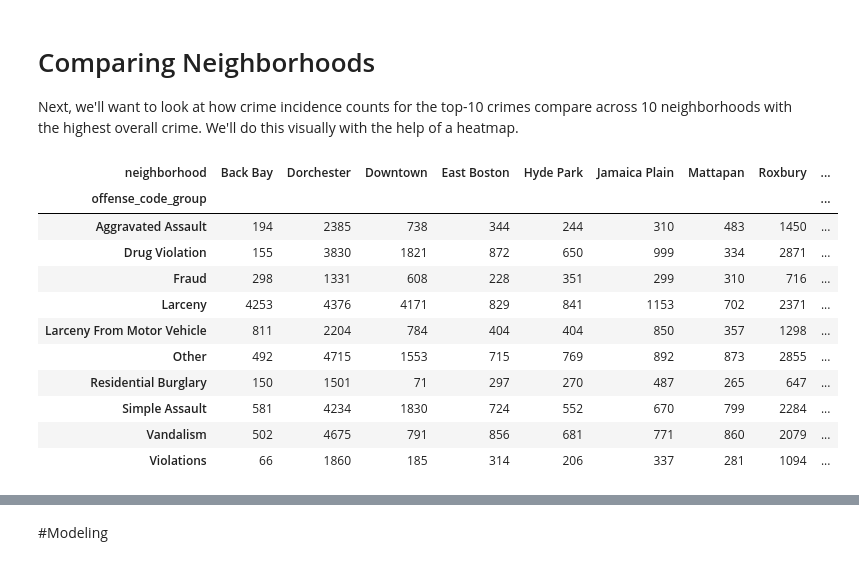
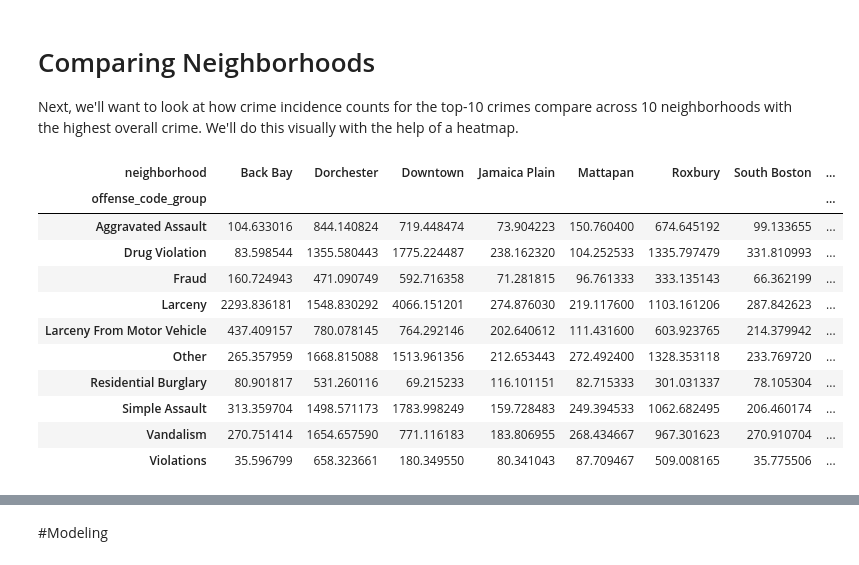
Before and after one commit to soltaniehha/Business-Analytics, a Jupyter notebook: supplementary-material/Final-Projects/2021/Team3_Project_Final_Notebook.ipynb, the cells around one changed output, grey strips where cells are left out. Drawn from its saved outputs; the diff is of its cells as text; code cells hidden in the pictures.

```diff
--- a/supplementary-material/Final-Projects/2021/Team3_Project_Final_Notebook.ipynb
+++ b/supplementary-material/Final-Projects/2021/Team3_Project_Final_Notebook.ipynb
@@ -708,5 +716,5 @@ master_dataset.rename({'Crime rate': 'crime_rate',
 # %%
-master_dataset.drop(['incident_number', 'offense_code', 'offense_description', 'district', 'reporting_area', 'ucr_part', 'street', 'count',
+master_dataset.drop(['incident_number', 'offense_code', 'offense_description', 'district', 'reporting_area', 'ucr_part', 'street',
                      'crime_rate', 'murder_rate', 'aggravated_assault_rate', 'robbery_rate', 'arson_rate', 'auto_theft_rate', 'larceny_rate',
                      'burglary_rate', 'violent_crime_rate', 'property_crime_rate'], axis=1, inplace=True)
 # %%
@@ -738,6 +748,7 @@ memory usage: 112.8+ MB
 # %%
-master_dataset['total_crimes'] = (master_dataset.murder + master_dataset.aggravated_assault + master_dataset.robbery + master_dataset.arson + master_dataset.auto_theft +
-                                  master_dataset.larceny + master_dataset.burglary + master_dataset.violent_crimes + master_dataset.property_crimes)
+#master_dataset['total_crimes'] = (master_dataset.murder + master_dataset.aggravated_assault + master_dataset.robbery + master_dataset.arson + master_dataset.auto_theft +
+#                                  master_dataset.larceny + master_dataset.burglary + master_dataset.violent_crimes + master_dataset.property_crimes)
+master_dataset.rename({'count': 'total_crimes'}, axis=1, inplace=True)
 master_dataset['crime_per_capita'] = master_dataset.total_crimes / master_dataset.population
 master_dataset['murder_per_capita'] = master_dataset.murder / master_dataset.population
 master_dataset['aggravated_assault_per_capita'] = master_dataset.aggravated_assault / master_dataset.population
@@ -748,8 +759,6 @@ master_dataset['larceny_per_capita'] = master_dataset.larceny / master_dataset.p
 master_dataset['burglary_per_capita'] = master_dataset.burglary / master_dataset.population
 master_dataset['violent_crimes_per_capita'] = master_dataset.violent_crimes / master_dataset.population
 master_dataset['property_crimes_per_capita'] = master_dataset.property_crimes / master_dataset.population
-# %%
-master_dataset.drop(['total_crimes', 'murder', 'aggravated_assault', 'robbery', 'arson', 'auto_theft', 'larceny', 'burglary', 'violent_crimes', 'property_crimes'], axis=1, inplace=True)
 # %%
 master_dataset.info()
 # %% [output]
@@ -963,23 +1069,25 @@ Good news! The most prevalent crimes in Boston generally seem to be trending dow
 Next, we'll want to look at how crime incidence counts for the top-10 crimes compare across 10 neighborhoods with the highest overall crime. We'll do this visually with the help of a heatmap.
 # %%
 top_10_crimes_list = ['Larceny', 'Other', 'Simple Assault', 'Vandalism', 'Drug Violation', 'Larceny From Motor Vehicle', 'Aggravated Assault', 'Fraud', 'Residential Burglary', 'Violations']
-top_10_crime_neighborhoods_list = ['Dorchester', 'Roxbury', 'Downtown', 'Back Bay', 'South End', 'Jamaica Plain', 'South Boston', 'East Boston', 'Mattapan', 'Hyde Park']
-top_10_crimes_v_neighborhoods = crimes_w_neighborhoods[(crimes_w_neighborhoods['offense_code_group'].isin(top_10_crimes_list)) & (crimes_w_neighborhoods['neighborhood'].isin(top_10_crime_neighborhoods_list))]
-top_10_pivot = top_10_crimes_v_neighborhoods.pivot_table(values='incident_number', index='offense_code_group', columns='neighborhood', aggfunc='count')
+top_10_crime_neighborhoods_list = ['Downtown', 'Back Bay', 'Roxbury', 'Dorchester', 'West End', 'Mattapan', 'South End', 'South Boston', 'South Boston Waterfront', 'Jamaica Plain']
+top_10_crimes_v_neighborhoods = master_dataset[(master_dataset['offense_code_group'].isin(top_10_crimes_list)) & (master_dataset['neighborhood'].isin(top_10_crime_neighborhoods_list))]
+top_10_pivot = top_10_crimes_v_neighborhoods.groupby(['offense_code_group', 'neighborhood']).agg({'total_crimes': 'sum', 'population': 'mean'}).reset_index()
+top_10_pivot['crime_per_capita'] = top_10_pivot['total_crimes'] / top_10_pivot['population']
+top_10_pivot = top_10_pivot.pivot_table(values='crime_per_capita', index='offense_code_group', columns='neighborhood', aggfunc='mean')
 top_10_pivot
 # %% [output]
-| neighborhood | Back Bay | Dorchester | Downtown | East Boston | Hyde Park | Jamaica Plain | Mattapan | Roxbury | ... |
-| offense_code_group |  |  |  |  |  |  |  |  | ... |
-| Aggravated Assault | 194 | 2385 | 738 | 344 | 244 | 310 | 483 | 1450 | ... |
-| Drug Violation | 155 | 3830 | 1821 | 872 | 650 | 999 | 334 | 2871 | ... |
-| Fraud | 298 | 1331 | 608 | 228 | 351 | 299 | 310 | 716 | ... |
-| Larceny | 4253 | 4376 | 4171 | 829 | 841 | 1153 | 702 | 2371 | ... |
-| Larceny From Motor Vehicle | 811 | 2204 | 784 | 404 | 404 | 850 | 357 | 1298 | ... |
-| Other | 492 | 4715 | 1553 | 715 | 769 | 892 | 873 | 2855 | ... |
-| Residential Burglary | 150 | 1501 | 71 | 297 | 270 | 487 | 265 | 647 | ... |
-| Simple Assault | 581 | 4234 | 1830 | 724 | 552 | 670 | 799 | 2284 | ... |
-| Vandalism | 502 | 4675 | 791 | 856 | 681 | 771 | 860 | 2079 | ... |
-| Violations | 66 | 1860 | 185 | 314 | 206 | 337 | 281 | 1094 | ... |
+| neighborhood | Back Bay | Dorchester | Downtown | Jamaica Plain | Mattapan | Roxbury | South Boston | ... |
+| offense_code_group |  |  |  |  |  |  |  | ... |
+| Aggravated Assault | 104.633016 | 844.140824 | 719.448474 | 73.904223 | 150.760400 | 674.645192 | 99.133655 | ... |
+| Drug Violation | 83.598544 | 1355.580443 | 1775.224487 | 238.162320 | 104.252533 | 1335.797479 | 331.810993 | ... |
+| Fraud | 160.724943 | 471.090749 | 592.716358 | 71.281815 | 96.761333 | 333.135143 | 66.362199 | ... |
+| Larceny | 2293.836181 | 1548.830292 | 4066.151201 | 274.876030 | 219.117600 | 1103.161206 | 287.842623 | ... |
+| Larceny From Motor Vehicle | 437.409157 | 780.078145 | 764.292146 | 202.640612 | 111.431600 | 603.923765 | 214.379942 | ... |
+| Other | 265.357959 | 1668.815088 | 1513.961356 | 212.653443 | 272.492400 | 1328.353118 | 233.769720 | ... |
+| Residential Burglary | 80.901817 | 531.260116 | 69.215233 | 116.101151 | 82.715333 | 301.031337 | 78.105304 | ... |
+| Simple Assault | 313.359704 | 1498.571173 | 1783.998249 | 159.728483 | 249.394533 | 1062.682495 | 206.460174 | ... |
+| Vandalism | 270.751414 | 1654.657590 | 771.116183 | 183.806955 | 268.434667 | 967.301623 | 270.910704 | ... |
+| Violations | 35.596799 | 658.323661 | 180.349550 | 80.341043 | 87.709467 | 509.008165 | 35.775506 | ... |
 # %%
 plt.figure(figsize=(12, 6))
 sns.heatmap(top_10_pivot, xticklabels=top_10_pivot.columns, yticklabels=top_10_pivot.index, linewidths=.2, cmap="YlGnBu")
```
Also changed, not shown: parts of 60 cells of this notebook.
